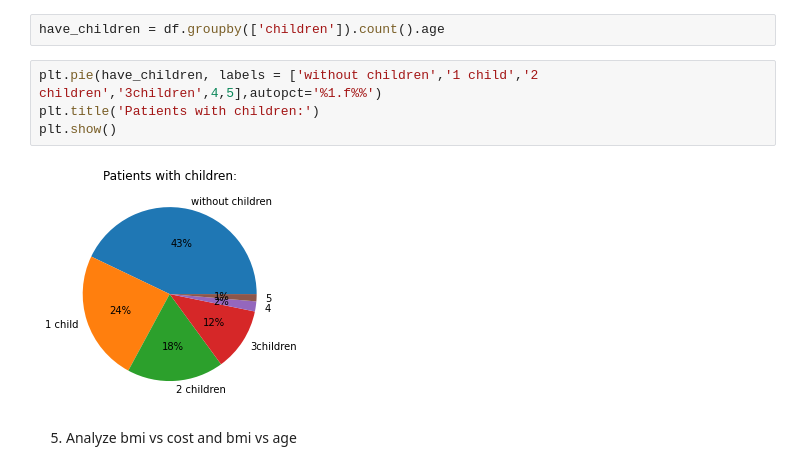
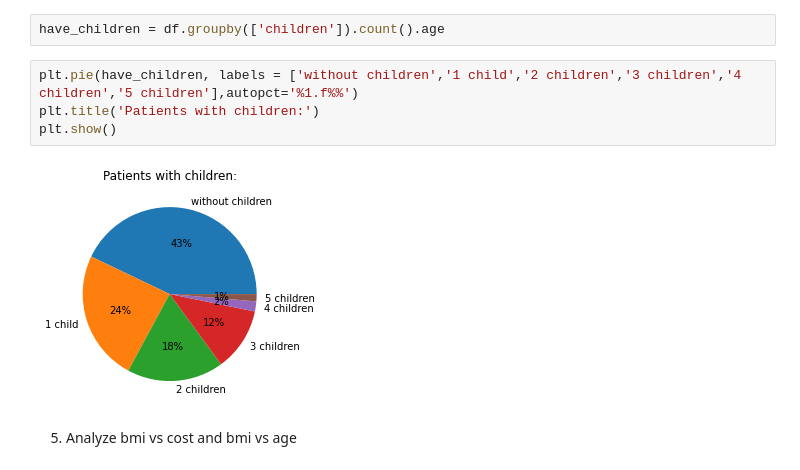
Before and after one commit to cattief/Codecademy_Insurance, a Jupyter notebook: python-portfolio-project-starter-files/us-medical-insurance-costs.ipynb, the cells around one changed output. Saved outputs shown, nothing was run; the diff lists cells and outputs as text.

Commit message:
updated plot

```diff
--- a/python-portfolio-project-starter-files/us-medical-insurance-costs.ipynb
+++ b/python-portfolio-project-starter-files/us-medical-insurance-costs.ipynb
@@ -120,11 +120,11 @@ Average age is 39.8 for parents, 39.5 if they have 1 child, 39.4 - 2 children, 3
 # %%
 have_children = df.groupby(['children']).count().age
 # %%
-plt.pie(have_children, labels = ['without children','1 child','2 children','3children',4,5],autopct='%1.f%%')
+plt.pie(have_children, labels = ['without children','1 child','2 children','3 children','4 children','5 children'],autopct='%1.f%%')
 plt.title('Patients with children:')
 plt.show()
 # %% [output]
-[figure, old version]
+[figure, new version]
 # %% [markdown]
 5. Analyze bmi vs cost and bmi vs age
 # %%
```
Also changed, not shown: parts of 5 cells of this notebook.
